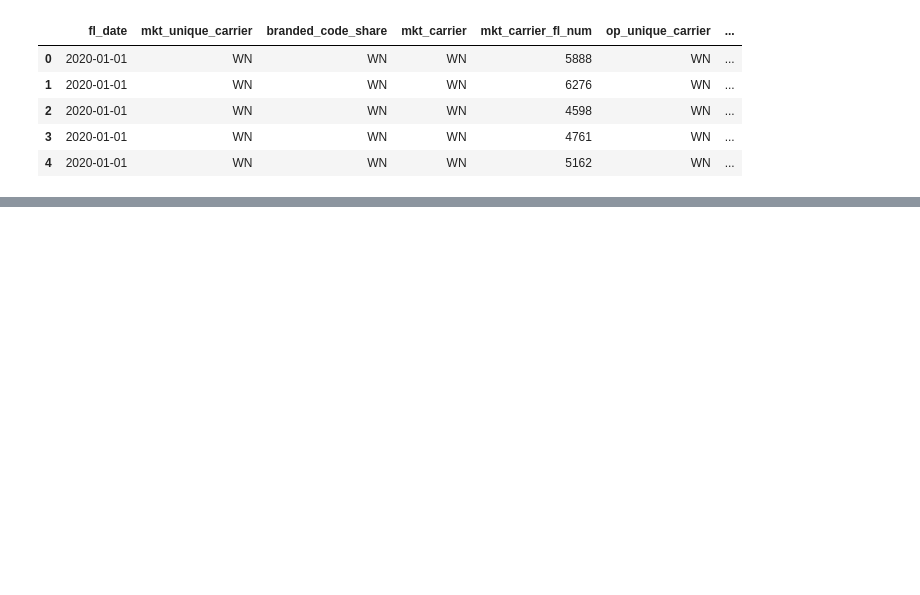
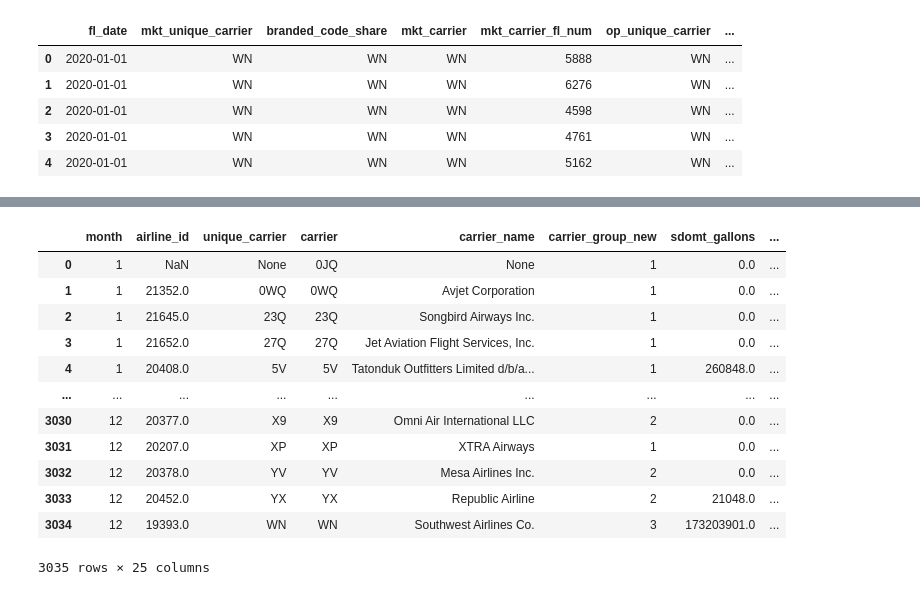
Before and after one commit to JohnathanJack/Predicting-Flight-Delays, a Jupyter notebook: cleaning.ipynb, the cells around one changed output, grey strips where cells are left out. Saved outputs shown, nothing was run; the diff lists cells and outputs as text; code cells hidden in the pictures; blank space fills up the shorter version.

```diff
--- a/cleaning.ipynb
+++ b/cleaning.ipynb
@@ -110,0 +134,16 @@ memory usage: 100.6+ MB
+# %%
+fuel_consumption_df
+# %% [output]
+|  | month | airline_id | unique_carrier | carrier | carrier_name | carrier_group_new | sdomt_gallons | ... |
+| 0 | 1 | NaN | None | 0JQ | None | 1 | 0.0 | ... |
+| 1 | 1 | 21352.0 | 0WQ | 0WQ | Avjet Corporation | 1 | 0.0 | ... |
+| 2 | 1 | 21645.0 | 23Q | 23Q | Songbird Airways Inc. | 1 | 0.0 | ... |
+| 3 | 1 | 21652.0 | 27Q | 27Q | Jet Aviation Flight Services, Inc. | 1 | 0.0 | ... |
+| 4 | 1 | 20408.0 | 5V | 5V | Tatonduk Outfitters Limited d/b/a... | 1 | 260848.0 | ... |
+| ... | ... | ... | ... | ... | ... | ... | ... | ... |
+| 3030 | 12 | 20377.0 | X9 | X9 | Omni Air International LLC | 2 | 0.0 | ... |
+| 3031 | 12 | 20207.0 | XP | XP | XTRA Airways | 1 | 0.0 | ... |
+| 3032 | 12 | 20378.0 | YV | YV | Mesa Airlines Inc. | 2 | 0.0 | ... |
+| 3033 | 12 | 20452.0 | YX | YX | Republic Airline | 2 | 21048.0 | ... |
+| 3034 | 12 | 19393.0 | WN | WN | Southwest Airlines Co. | 3 | 173203901.0 | ... |
+3035 rows × 25 columns
```
Also changed, not shown: parts of 24 cells of this notebook, 8 other files.
